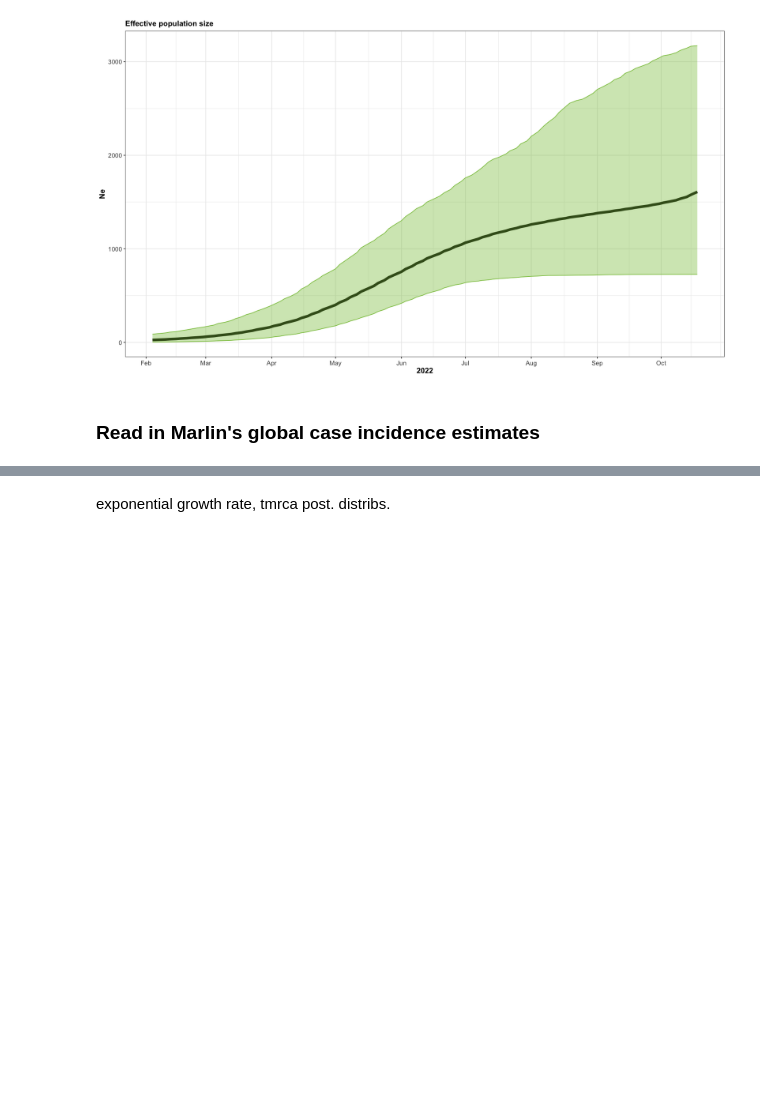
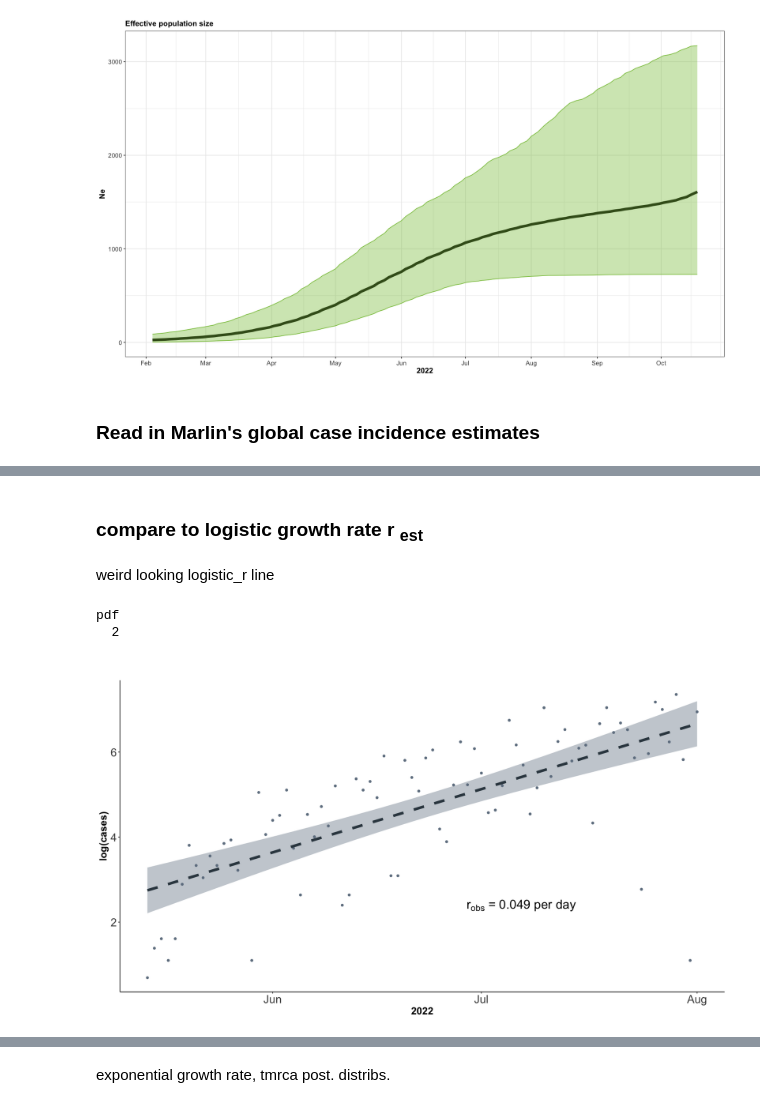
Before and after one commit to blab/mpox-dynamics, a Jupyter notebook: scripts/netau.ipynb, the cells around one changed output, grey strips where cells are left out. Saved outputs shown, nothing was run; the diff lists cells and outputs as text; code cells hidden in the pictures; blank space fills up the shorter version.

Commit message:
growth rate plots, script

```diff
--- a/scripts/netau.ipynb
+++ b/scripts/netau.ipynb
@@ -188,0 +189,10 @@ A data.frame: 6 × 24
+# %%
+# import case count data
+cc_path <- '/Users/nashwa/Desktop/git/hmpxv_dynamics/case-rt-analysis/data/monkeypox-cases-counts.tsv'
+cc <- read.table(cc_path, sep='\t', header=T)
+cc <- cc %>% mutate(datetime = as_date(date)) %>%
+                    filter(location == 'World') %>%
+                    mutate(log_cases = log(cases)) %>%
+                    mutate(log_cases = case_when(log_cases < 0 ~ 0,
+                                           log_cases >=0 ~ log_cases))
+head(cc)
@@ -188,0 +236,56 @@ A data.frame: 6 × 24
+# %% [markdown]
+### compare to logistic growth rate r <sub>est
+# %% [markdown]
+weird looking logistic_r line
+# %%
+logistic_r <- 0.03945506849315068 #via BEAST
+r_overlay <- tibble(datetime=cc_early$datetime) %>%
+              mutate(x=0:(length(datetime)-1)) %>%
+            # mutate(y=logistic_r) %>%
+              mutate(z=lm.cc_early$fitted.values[1]) %>%
+              mutate(infections=case_when(
+                          x == 0 ~ z,
+                          x >= 1 ~ logistic_r*x + z))
+png('r_overlay.png', width=500, height=350)
+plot(y=cc_early$log_cases,
+     x=cc_early$datetime,
+     #main="Global",
+     xlab='2022',
+     ylab='log(Case counts)',
+     col='#536878',
+     font.lab = 2)
+title(expression(paste('r'[obs],' = 0.050 per day')), line = -11, adj=0.8, cex.main=1.25)
+title(expression(paste('r'[est],' = 0.039 per day')), line = -13, adj=0.8, cex.main=1.25, col.main='darkblue')
+abline(lm.cc_early, lty=2, lwd=3.5)
+lines(x=r_overlay$datetime, y=r_overlay$infections, lwd=2, col='darkblue')
+dev.off()
+# %% [output]
+pdf
+  2
+# %%
+ggplot(cc_early, aes(x=datetime, y=log_cases)) +
+    geom_point(color='#708090') +
+    stat_smooth(method = "lm", #,se=False,
+                formula = y ~ x,
+                fill='#708090',
+                color='#36454f',
+                size=2,
+                linetype = "dashed") +
+    ylab('log(cases)') + xlab('2022') +
+    ggtitle(label = expression(paste('r'[obs],' = 0.049 per day'))) +
+    theme(plot.title = element_text(size = 20, vjust = -85, hjust=.7),
+          plot.subtitle = element_text(size = 20, color = "#a64d79", vjust = -88,hjust = .7),
+          axis.text=element_text(size=18),
+          axis.title=element_text(size=16,face="bold"),
+          panel.grid.minor.x = element_line(),
+          panel.border     = element_blank(),
+          panel.grid.major = element_blank(),
+          panel.grid.minor = element_blank(),
+          strip.background = element_rect(fill = "white", colour = "black", linewidth = rel(2)),
+          axis.line = element_line(colour = "black", linewidth = rel(1)),
+          legend.key = element_blank(),
+          panel.background = element_rect(fill = "white", colour = NA))
+
+ggsave("r_cases_gg.png", width=14, height=8)
+# %% [output]
+[figure, added]
```
Also changed, not shown: parts of 31 cells of this notebook, 4 other files.
